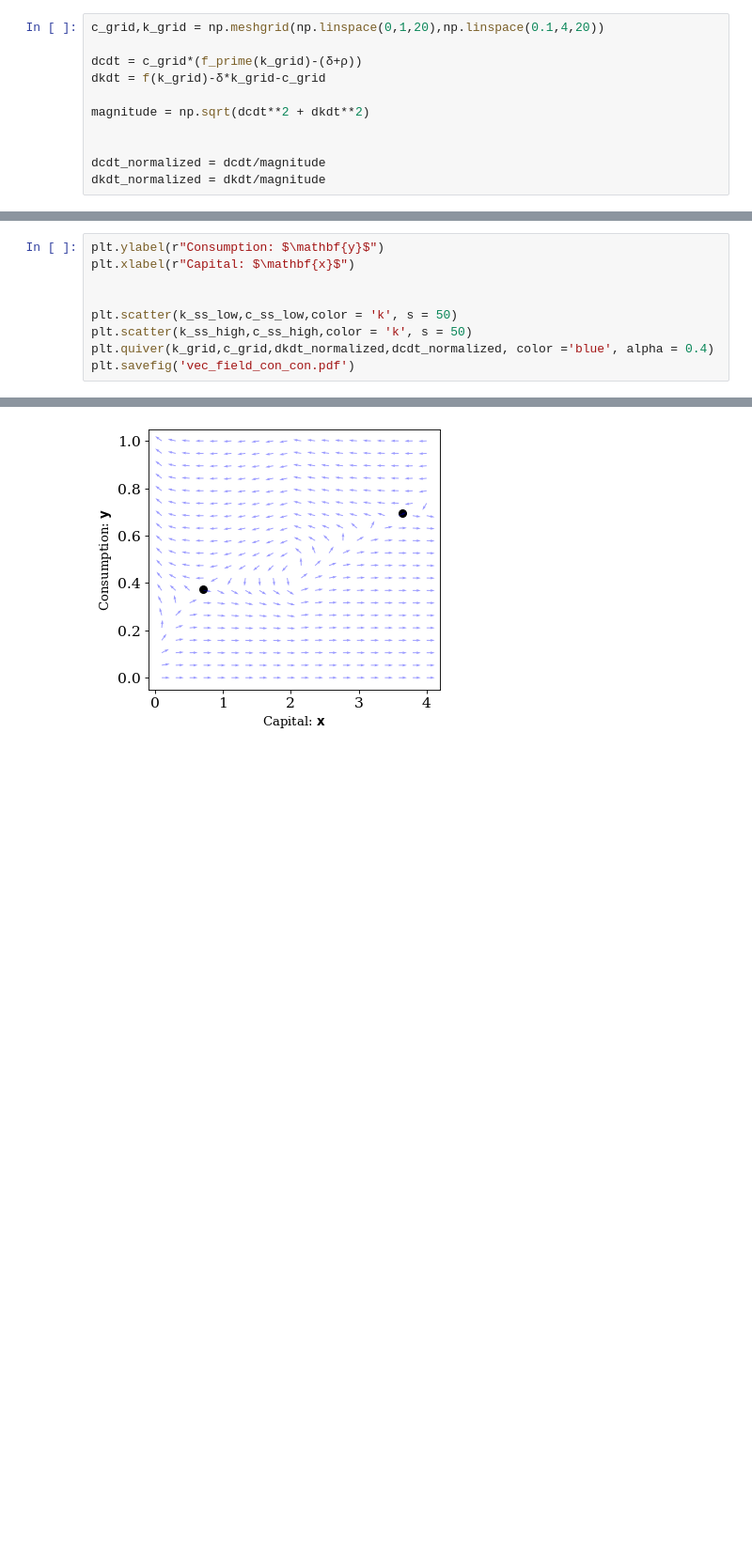
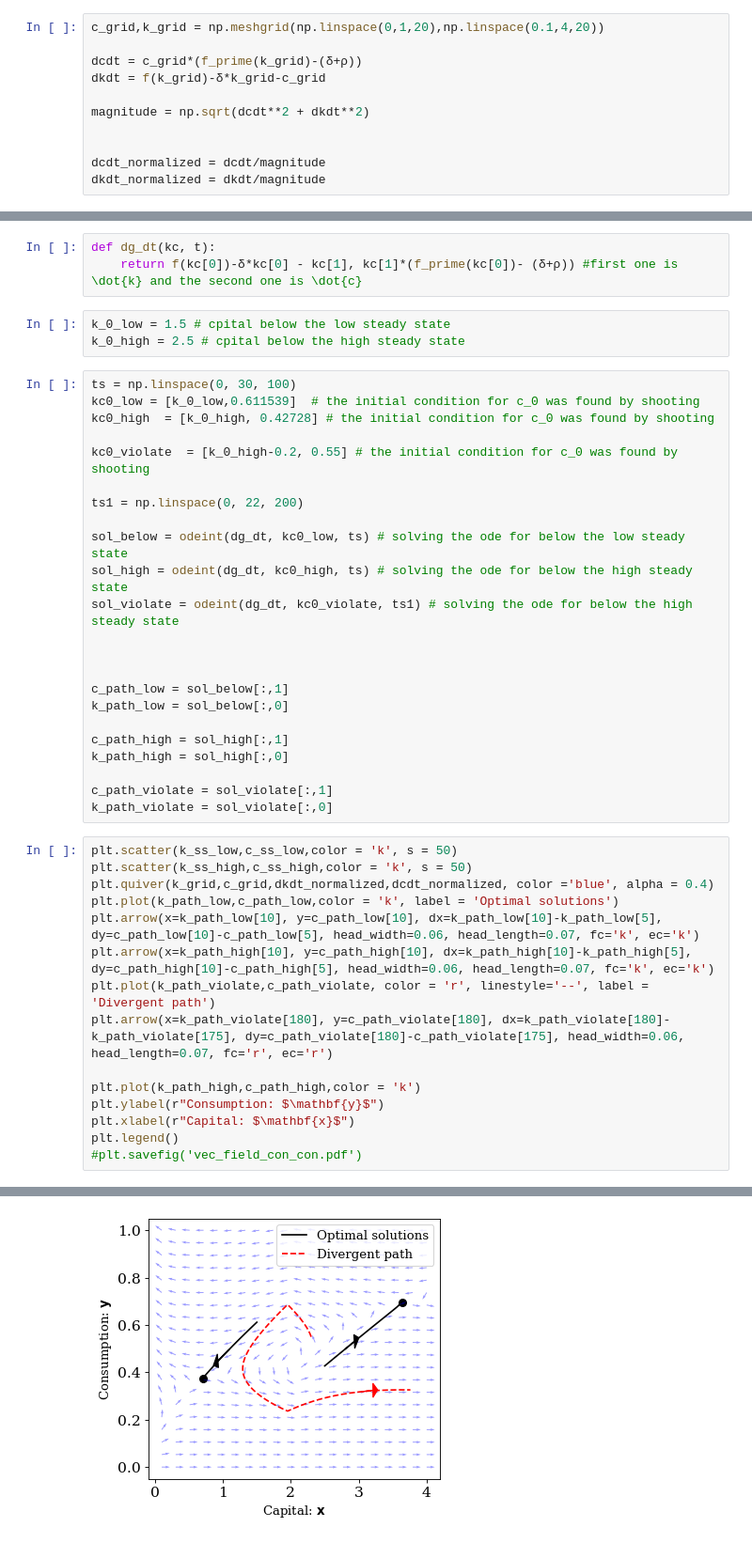
Before and after one commit to Mekahou/plots_for_presentations, a Jupyter notebook: Alignment/concave_convex_vec_field.ipynb, the cells around one changed output, grey strips where cells are left out. Shown: that part at 94% size. Cells and saved outputs as stored; diff of their text form; blank space fills up the shorter version.

Commit message:
done alignment figures

```diff
--- a/Alignment/concave_convex_vec_field.ipynb
+++ b/Alignment/concave_convex_vec_field.ipynb
@@ -69,10 +68,45 @@ dkdt_normalized = dkdt/magnitude
+# %%
+def dg_dt(kc, t):
+    return f(kc[0])-δ*kc[0] - kc[1], kc[1]*(f_prime(kc[0])- (δ+ρ)) #first one is \dot{k} and the second one is \dot{c}
+# %%
+k_0_low = 1.5 # cpital below the low steady state
+k_0_high = 2.5 # cpital below the high steady state
+# %%
+ts = np.linspace(0, 30, 100)
+kc0_low = [k_0_low,0.611539]  # the initial condition for c_0 was found by shooting
+kc0_high  = [k_0_high, 0.42728] # the initial condition for c_0 was found by shooting
+
+kc0_violate  = [k_0_high-0.2, 0.55] # the initial condition for c_0 was found by shooting
+
+ts1 = np.linspace(0, 22, 200)
+
+sol_below = odeint(dg_dt, kc0_low, ts) # solving the ode for below the low steady state
+sol_high = odeint(dg_dt, kc0_high, ts) # solving the ode for below the high steady state
+sol_violate = odeint(dg_dt, kc0_violate, ts1) # solving the ode for below the high steady state
+
+
+
+c_path_low = sol_below[:,1]
+k_path_low = sol_below[:,0]
+
+c_path_high = sol_high[:,1]
+k_path_high = sol_high[:,0]
+
+c_path_violate = sol_violate[:,1]
+k_path_violate = sol_violate[:,0]
 # %%
-plt.ylabel(r"Consumption: $\mathbf{y}$")
-plt.xlabel(r"Capital: $\mathbf{x}$")
-
-
 plt.scatter(k_ss_low,c_ss_low,color = 'k', s = 50)
 plt.scatter(k_ss_high,c_ss_high,color = 'k', s = 50)
 plt.quiver(k_grid,c_grid,dkdt_normalized,dcdt_normalized, color ='blue', alpha = 0.4)
-plt.savefig('vec_field_con_con.pdf')
+plt.plot(k_path_low,c_path_low,color = 'k', label = 'Optimal solutions')
+plt.arrow(x=k_path_low[10], y=c_path_low[10], dx=k_path_low[10]-k_path_low[5], dy=c_path_low[10]-c_path_low[5], head_width=0.06, head_length=0.07, fc='k', ec='k')
+plt.arrow(x=k_path_high[10], y=c_path_high[10], dx=k_path_high[10]-k_path_high[5], dy=c_path_high[10]-c_path_high[5], head_width=0.06, head_length=0.07, fc='k', ec='k')
+plt.plot(k_path_violate,c_path_violate, color = 'r', linestyle='--', label = 'Divergent path')
+plt.arrow(x=k_path_violate[180], y=c_path_violate[180], dx=k_path_violate[180]-k_path_violate[175], dy=c_path_violate[180]-c_path_violate[175], head_width=0.06, head_length=0.07, fc='r', ec='r')
+
+plt.plot(k_path_high,c_path_high,color = 'k')
+plt.ylabel(r"Consumption: $\mathbf{y}$")
+plt.xlabel(r"Capital: $\mathbf{x}$")
+plt.legend()
+#plt.savefig('vec_field_con_con.pdf')
 # %% [output]
@@ -79 +114 @@ plt.savefig('vec_field_con_con.pdf')
-[figure, old version]
+[figure, new version]
```
Also changed, not shown: parts of 3 cells of this notebook, 1 other file.
